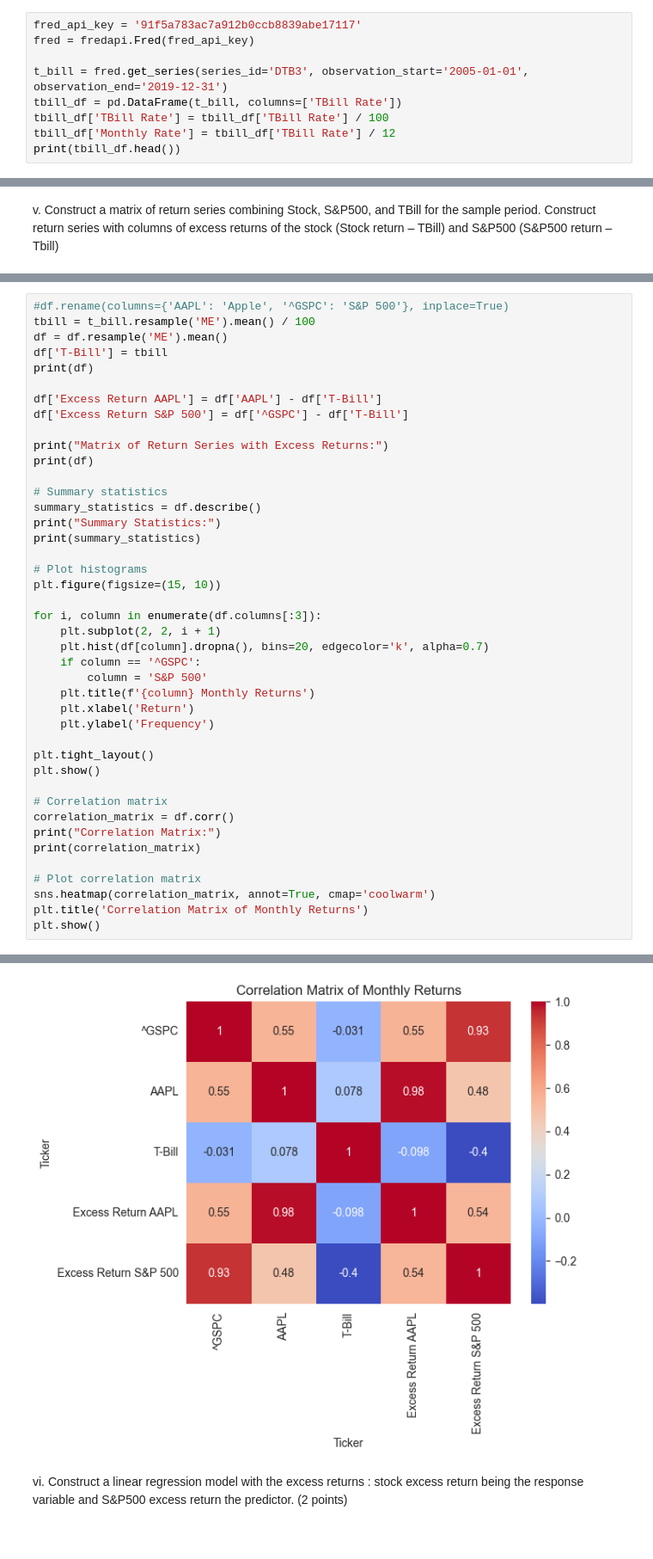
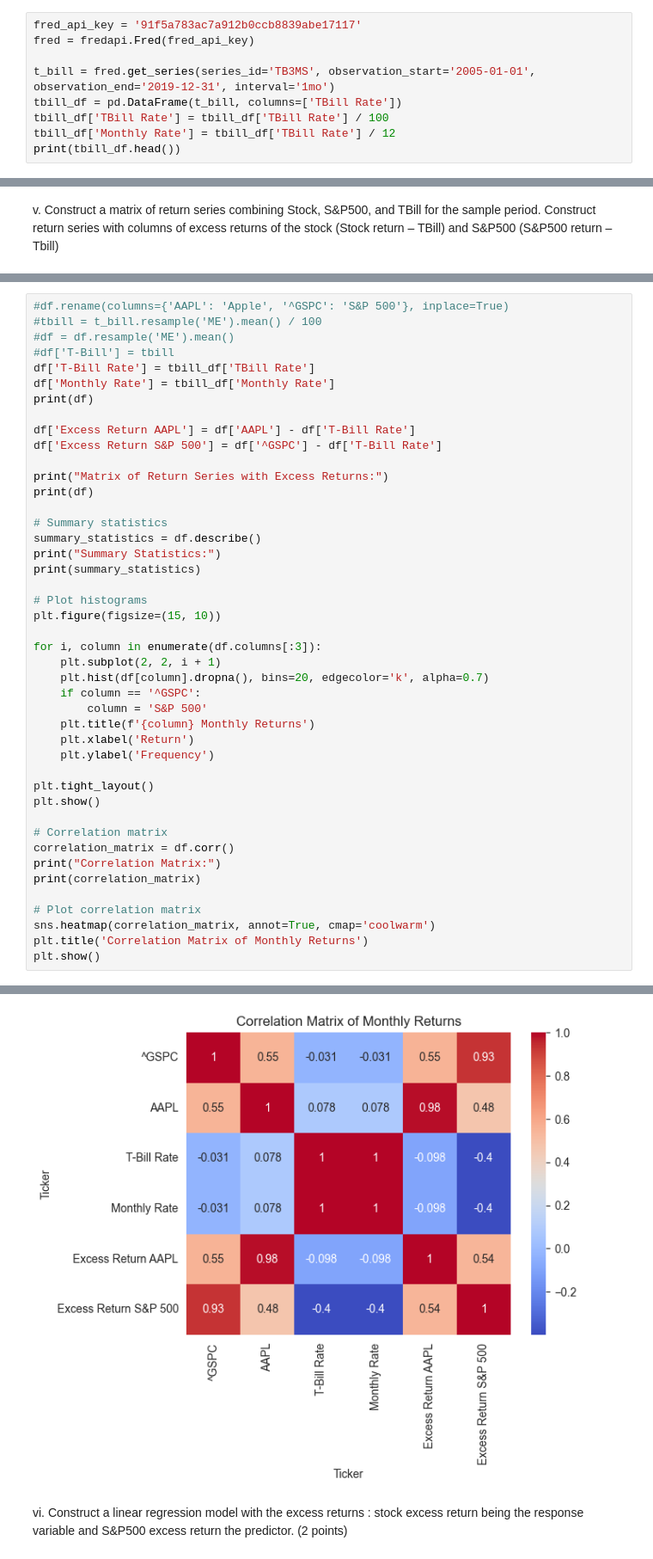
Before and after one commit to ChaseKoronkowski/IFI8420, a Jupyter notebook: Assignment 2/Assignment2.ipynb, the cells around one changed output, grey strips where cells are left out. Shown: that part at 86% size. Cells and saved outputs as stored; diff of their text form.

```diff
--- a/Assignment 2/Assignment2.ipynb
+++ b/Assignment 2/Assignment2.ipynb
@@ -297,7 +297,7 @@ iv.	Download 3 month TBill rate from Fred. Consider the TBill data  for the same
 fred_api_key = '91f5a783ac7a912b0ccb8839abe17117'
 fred = fredapi.Fred(fred_api_key)
 
-t_bill = fred.get_series(series_id='DTB3', observation_start='2005-01-01', observation_end='2019-12-31')
+t_bill = fred.get_series(series_id='TB3MS', observation_start='2005-01-01', observation_end='2019-12-31', interval='1mo')
 tbill_df = pd.DataFrame(t_bill, columns=['TBill Rate'])
 tbill_df['TBill Rate'] = tbill_df['TBill Rate'] / 100
 tbill_df['Monthly Rate'] = tbill_df['TBill Rate'] / 12
@@ -314,12 +337,14 @@ v.	Construct a matrix of return series combining Stock, S&P500, and TBill for th
 # %%
 #df.rename(columns={'AAPL': 'Apple', '^GSPC': 'S&P 500'}, inplace=True)
-tbill = t_bill.resample('ME').mean() / 100
-df = df.resample('ME').mean()
-df['T-Bill'] = tbill
+#tbill = t_bill.resample('ME').mean() / 100
+#df = df.resample('ME').mean()
+#df['T-Bill'] = tbill
+df['T-Bill Rate'] = tbill_df['TBill Rate']
+df['Monthly Rate'] = tbill_df['Monthly Rate']
 print(df)
 
-df['Excess Return AAPL'] = df['AAPL'] - df['T-Bill']
-df['Excess Return S&P 500'] = df['^GSPC'] - df['T-Bill']
+df['Excess Return AAPL'] = df['AAPL'] - df['T-Bill Rate']
+df['Excess Return S&P 500'] = df['^GSPC'] - df['T-Bill Rate']
 
 print("Matrix of Return Series with Excess Returns:")
 print(df)
@@ -391,4 +418,4 @@ Excess Return S&P 500               1.000000
-[figure, old version]
+[figure, new version]
 # %% [markdown]
 vi.	Construct a linear regression model with the excess returns : stock excess return being the response variable and S&P500 excess return the predictor. (2 points)
 # %%
```
Also changed, not shown: parts of 5 cells of this notebook.
